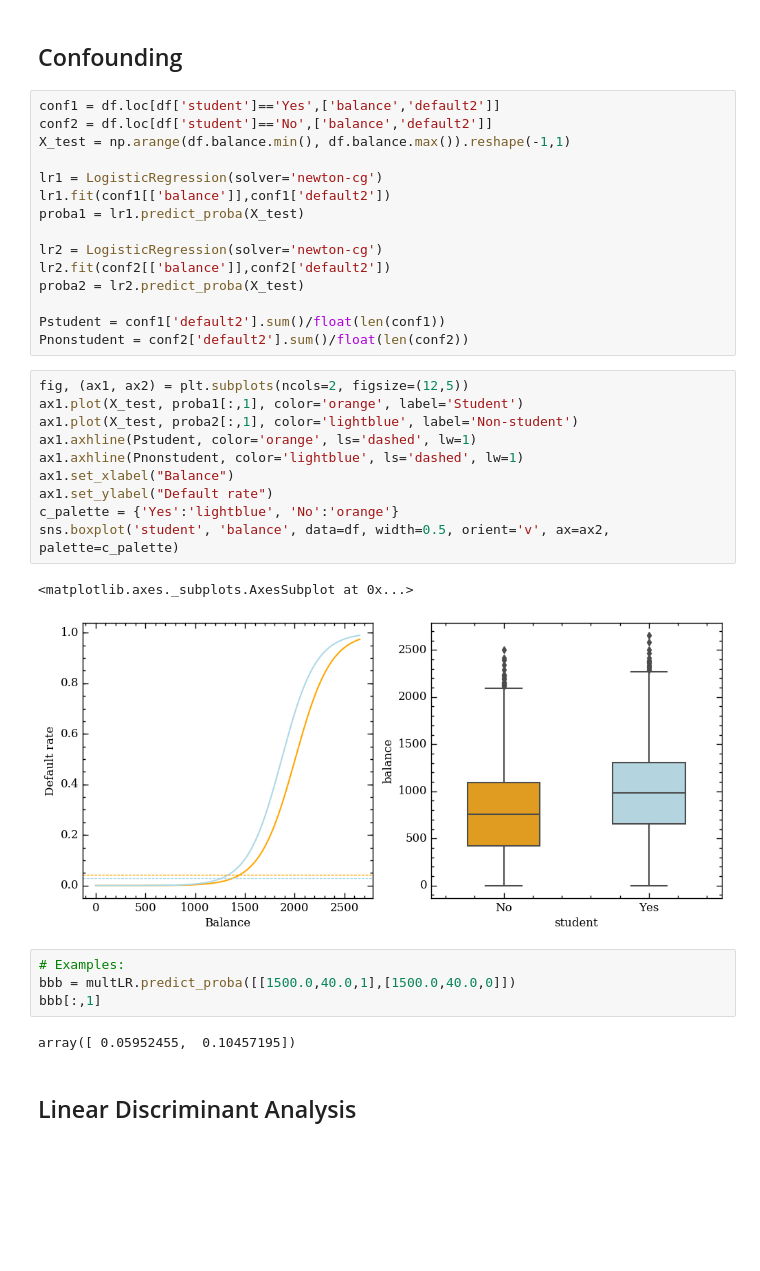
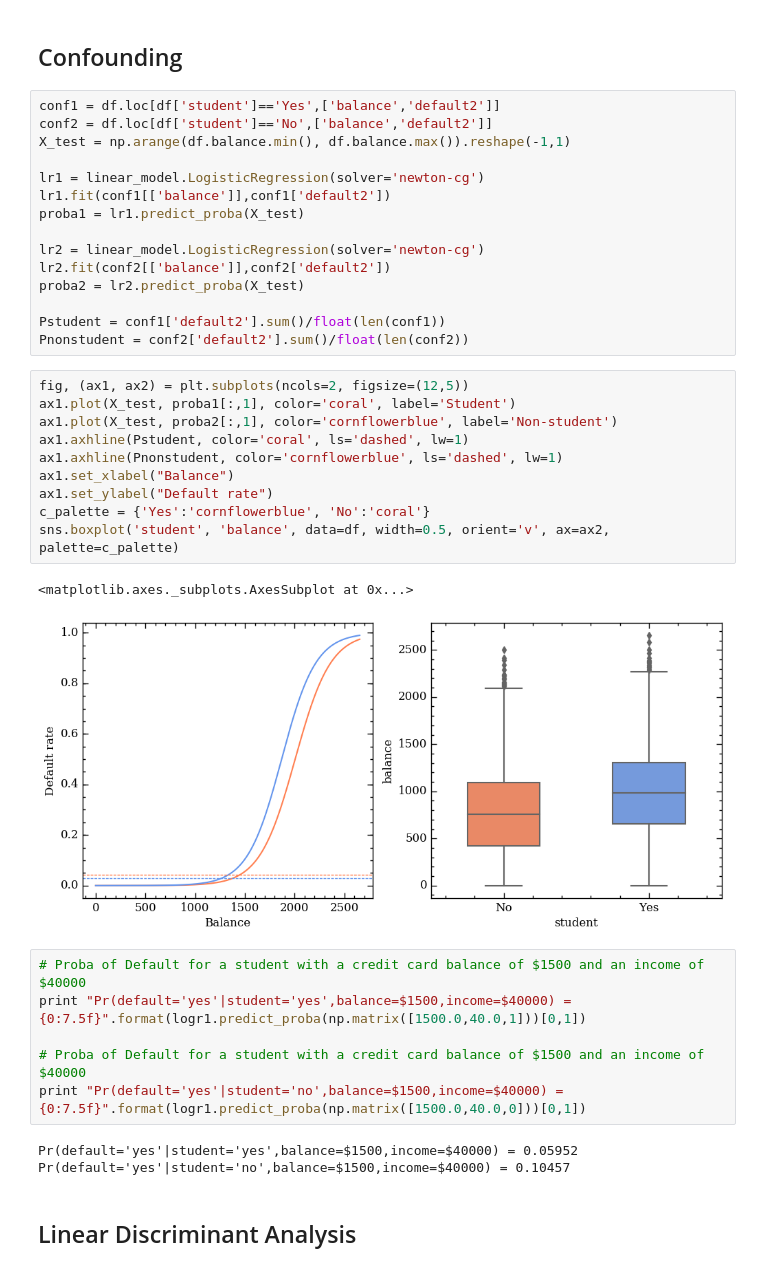
Before and after one commit to AndryRajoelimanana/Intro_Statistical_Learning, a Jupyter notebook: Chapter4_Classifications.ipynb, the cells around one changed output. Saved outputs shown, nothing was run; the diff lists cells and outputs as text; blank space fills up the shorter version.

```diff
--- a/Chapter4_Classifications.ipynb
+++ b/Chapter4_Classifications.ipynb
@@ -380,11 +350,11 @@ conf1 = df.loc[df['student']=='Yes',['balance','default2']]
 conf2 = df.loc[df['student']=='No',['balance','default2']]
 X_test = np.arange(df.balance.min(), df.balance.max()).reshape(-1,1)
 
-lr1 = LogisticRegression(solver='newton-cg')
+lr1 = linear_model.LogisticRegression(solver='newton-cg')
 lr1.fit(conf1[['balance']],conf1['default2'])
 proba1 = lr1.predict_proba(X_test)
 
-lr2 = LogisticRegression(solver='newton-cg')
+lr2 = linear_model.LogisticRegression(solver='newton-cg')
 lr2.fit(conf2[['balance']],conf2['default2'])
 proba2 = lr2.predict_proba(X_test)
 
@@ -392,22 +362,25 @@ Pstudent = conf1['default2'].sum()/float(len(conf1))
 Pnonstudent = conf2['default2'].sum()/float(len(conf2))
 # %%
 fig, (ax1, ax2) = plt.subplots(ncols=2, figsize=(12,5))
-ax1.plot(X_test, proba1[:,1], color='orange', label='Student')
-ax1.plot(X_test, proba2[:,1], color='lightblue', label='Non-student')
-ax1.axhline(Pstudent, color='orange', ls='dashed', lw=1)
-ax1.axhline(Pnonstudent, color='lightblue', ls='dashed', lw=1)
+ax1.plot(X_test, proba1[:,1], color='coral', label='Student')
+ax1.plot(X_test, proba2[:,1], color='cornflowerblue', label='Non-student')
+ax1.axhline(Pstudent, color='coral', ls='dashed', lw=1)
+ax1.axhline(Pnonstudent, color='cornflowerblue', ls='dashed', lw=1)
 ax1.set_xlabel("Balance")
 ax1.set_ylabel("Default rate")
-c_palette = {'Yes':'lightblue', 'No':'orange'}
+c_palette = {'Yes':'cornflowerblue', 'No':'coral'}
 sns.boxplot('student', 'balance', data=df, width=0.5, orient='v', ax=ax2,  palette=c_palette)
 # %% [output]
 <matplotlib.axes._subplots.AxesSubplot at 0x...>
-[figure, old version]
+[figure, new version]
-# %%
-# Examples:
-bbb = multLR.predict_proba([[1500.0,40.0,1],[1500.0,40.0,0]])
-bbb[:,1]
-# %% [output]
-array([ 0.05952455,  0.10457195])
+# %%
+# Proba of Default for a student with a credit card balance of $1500 and an income of $40000
+print "Pr(default='yes'|student='yes',balance=$1500,income=$40000) = {0:7.5f}".format(logr1.predict_proba(np.matrix([1500.0,40.0,1]))[0,1])
+
+# Proba of Default for a student with a credit card balance of $1500 and an income of $40000
+print "Pr(default='yes'|student='no',balance=$1500,income=$40000) = {0:7.5f}".format(logr1.predict_proba(np.matrix([1500.0,40.0,0]))[0,1])
+# %% [output]
+Pr(default='yes'|student='yes',balance=$1500,income=$40000) = 0.05952
+Pr(default='yes'|student='no',balance=$1500,income=$40000) = 0.10457
 # %% [markdown]
 ## Linear Discriminant Analysis
```
Also changed, not shown: parts of 48 cells of this notebook, 1 other file.
